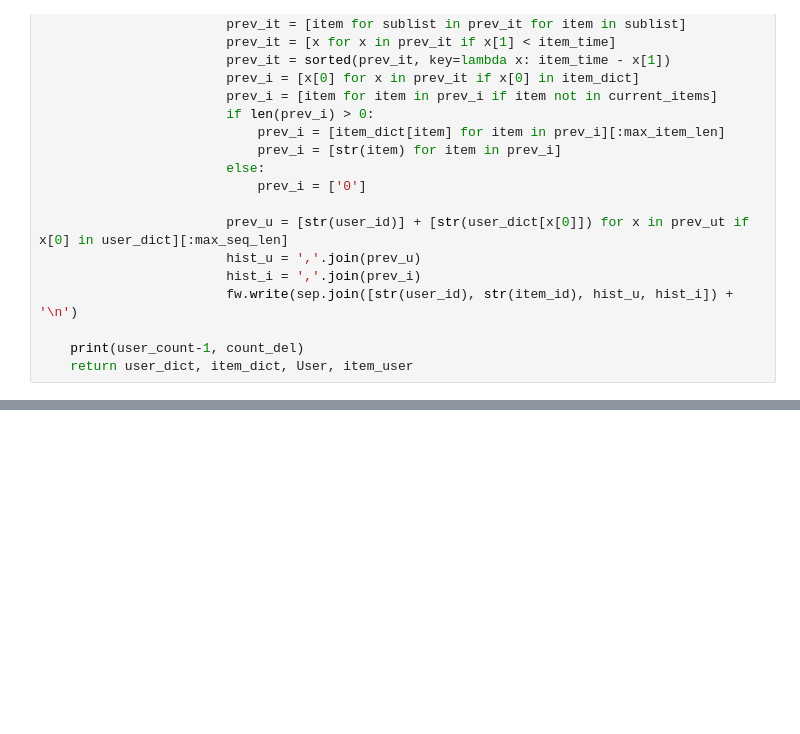
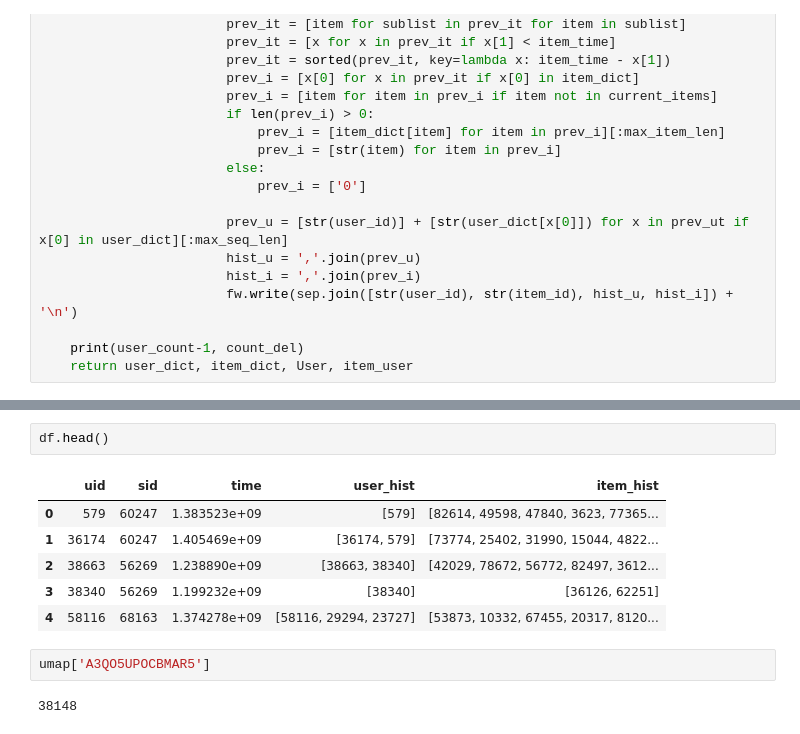
Before and after one commit to aeroabir/SASRec-TF2, a Jupyter notebook: notebooks/preprocess-history.ipynb, the cells around one changed output, grey strips where cells are left out. Cells and saved outputs as stored; diff of their text form; blank space fills up the shorter version.

```diff
--- a/notebooks/preprocess-history.ipynb
+++ b/notebooks/preprocess-history.ipynb
@@ -182,0 +406,13 @@ item_history['B007A4JTDI']
+# %%
+df.head()
+# %% [output]
+|  | uid | sid | time | user_hist | item_hist |
+| 0 | 579 | 60247 | 1.383523e+09 | [579] | [82614, 49598, 47840, 3623, 77365... |
+| 1 | 36174 | 60247 | 1.405469e+09 | [36174, 579] | [73774, 25402, 31990, 15044, 4822... |
+| 2 | 38663 | 56269 | 1.238890e+09 | [38663, 38340] | [42029, 78672, 56772, 82497, 3612... |
+| 3 | 38340 | 56269 | 1.199232e+09 | [38340] | [36126, 62251] |
+| 4 | 58116 | 68163 | 1.374278e+09 | [58116, 29294, 23727] | [53873, 10332, 67455, 20317, 8120... |
+# %%
+umap['A3QO5UPOCBMAR5']
+# %% [output]
+38148
```
Also changed, not shown: parts of 29 cells of this notebook, 9 other files.
